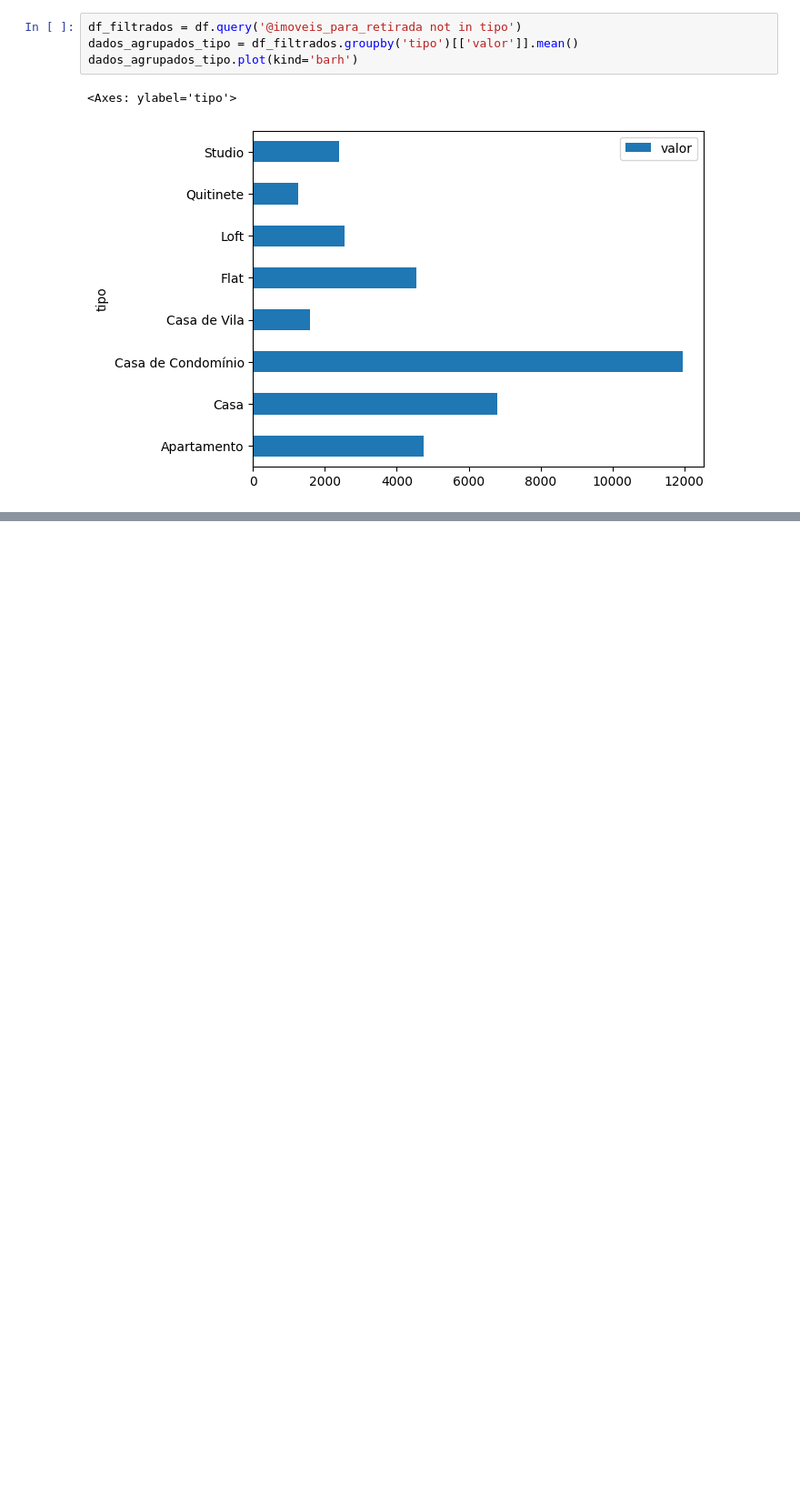
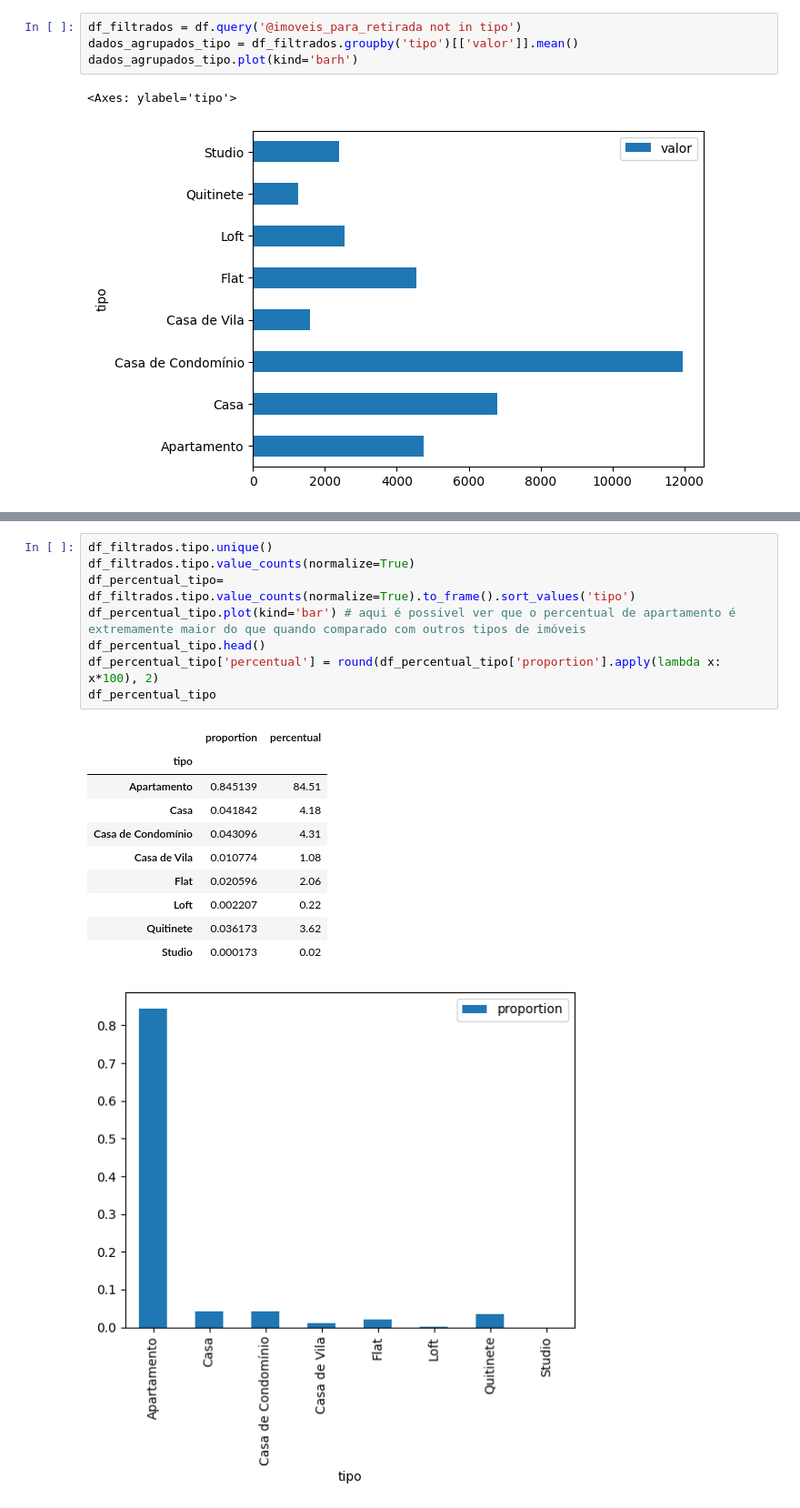
Before and after one commit to felipe-lim4/analise-exploratoria-alugueis, a Jupyter notebook: analise_exploratoria_alugueis.ipynb, the cells around one changed output, grey strips where cells are left out. Shown at 91% size. Saved outputs shown, nothing was run; the diff lists cells and outputs as text; blank space fills up the shorter version.

```diff
--- a/analise_exploratoria_alugueis.ipynb
+++ b/analise_exploratoria_alugueis.ipynb
@@ -148,0 +143,20 @@ AttributeError: 'DataFrameGroupBy' object has no attribute 'sum_values'
+# %%
+df_filtrados.tipo.unique()
+df_filtrados.tipo.value_counts(normalize=True)
+df_percentual_tipo= df_filtrados.tipo.value_counts(normalize=True).to_frame().sort_values('tipo')
+df_percentual_tipo.plot(kind='bar') # aqui é possivel ver que o percentual de apartamento é extremamente maior do que quando comparado com outros tipos de imóveis
+df_percentual_tipo.head()
+df_percentual_tipo['percentual'] = round(df_percentual_tipo['proportion'].apply(lambda x: x*100), 2)
+df_percentual_tipo
+# %% [output]
+|  | proportion | percentual |
+| tipo |  |  |
+| Apartamento | 0.845139 | 84.51 |
+| Casa | 0.041842 | 4.18 |
+| Casa de Condomínio | 0.043096 | 4.31 |
+| Casa de Vila | 0.010774 | 1.08 |
+| Flat | 0.020596 | 2.06 |
+| Loft | 0.002207 | 0.22 |
+| Quitinete | 0.036173 | 3.62 |
+| Studio | 0.000173 | 0.02 |
+[figure, added]
```
Also changed, not shown: parts of 12 cells of this notebook.
